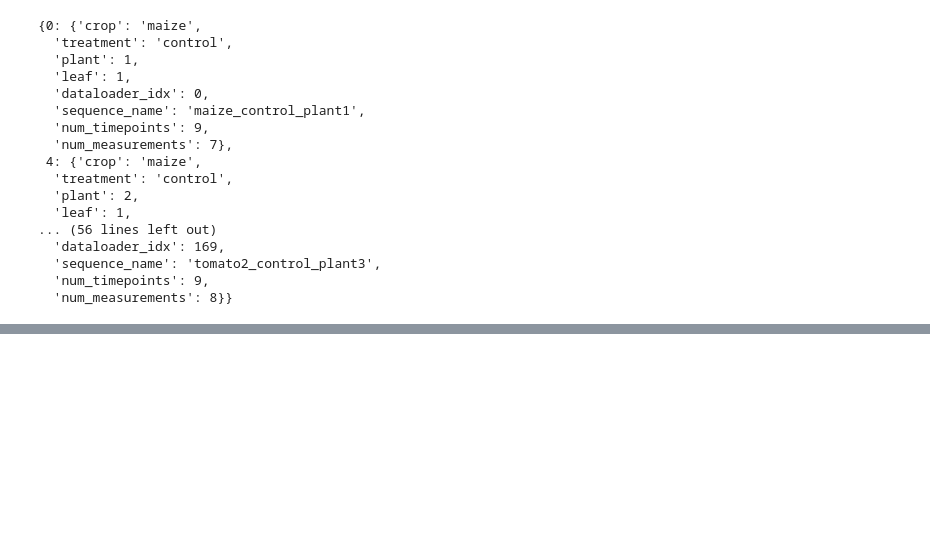
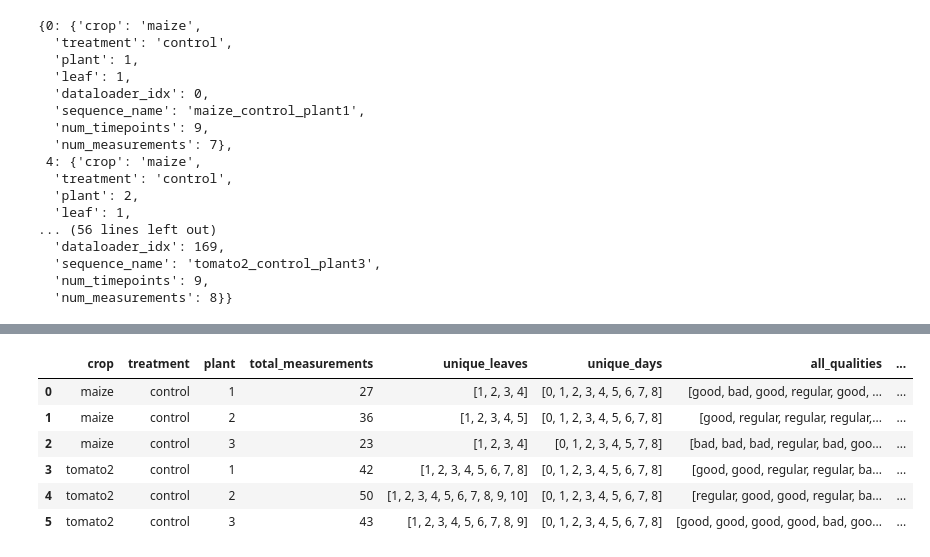
Before and after one commit to Joaquin-Gajardo/plant-shape-analysis, a Jupyter notebook: notebooks/7-compute_traits_TrackPlant3D.ipynb, the cells around one changed output, grey strips where cells are left out. Saved outputs shown, nothing was run; the diff lists cells and outputs as text; code cells hidden in the pictures; blank space fills up the shorter version.

```diff
--- a/notebooks/7-compute_traits_TrackPlant3D.ipynb
+++ b/notebooks/7-compute_traits_TrackPlant3D.ipynb
@@ -561,0 +614,71 @@ matched_sequences
+# %%
+# Now let's find plants that have ALL their leaves rated as good or regular across ALL timesteps
+
+def analyze_plant_quality_completeness(df, acceptable_qualities=['good', 'regular']):
+    """
+    Find plants where ALL leaves have acceptable quality across ALL timesteps
+    """
+    results = []
+
+    # Group by plant
+    for (crop, treatment, plant), plant_data in df.groupby(['crop', 'treatment', 'plant']):
+        plant_info = {
+            'crop': crop,
+            'treatment': treatment,
+            'plant': plant,
+            'total_measurements': len(plant_data),
+            'unique_leaves': sorted(plant_data['leaf'].unique()),
+            'unique_days': sorted(plant_data['day'].unique()),
+            'all_qualities': plant_data['quality'].tolist()
+        }
+
+        # Check if ALL measurements for this plant have acceptable quality
+        all_acceptable = all(quality in acceptable_qualities for quality in plant_data['quality'])
+        plant_info['all_acceptable_quality'] = all_acceptable
+
+        # Count acceptable vs total measurements
+        acceptable_count = sum(1 for quality in plant_data['quality'] if quality in acceptable_qualities)
+        plant_info['acceptable_measurements'] = acceptable_count
+        plant_info['acceptable_ratio'] = acceptable_count / len(plant_data)
+
+        # Get breakdown by quality
+        quality_counts = plant_data['quality'].value_counts().to_dict()
+        plant_info['quality_breakdown'] = quality_counts
+
+        results.append(plant_info)
+
+    return pd.DataFrame(results)
+
+# Analyze all plants
+plant_quality_analysis = analyze_plant_quality_completeness(df)
+
+print("Plant Quality Analysis:")
+print("=" * 50)
+
+# Show plants with ALL acceptable quality measurements
+perfect_plants = plant_quality_analysis[plant_quality_analysis['all_acceptable_quality'] == True]
+print(f"\nPlants with ALL good/regular quality leaves across ALL timesteps:")
+print(f"Found {len(perfect_plants)} plants out of {len(plant_quality_analysis)} total plants")
+
+if len(perfect_plants) > 0:
+    for _, plant in perfect_plants.iterrows():
+        print(f"\n✓ {plant['crop']} {plant['treatment']} plant {plant['plant']}:")
+        print(f"  - {plant['total_measurements']} measurements across {len(plant['unique_days'])} days")
+        print(f"  - Leaves: {plant['unique_leaves']}")
+        print(f"  - Days: {plant['unique_days']}")
+        print(f"  - Quality breakdown: {plant['quality_breakdown']}")
+else:
+    print("No plants found with all acceptable quality measurements.")
+
+# Also show plants with high acceptable ratios (>= 80%)
+print(f"\n\nPlants with >= 80% acceptable quality measurements:")
+high_quality_plants = plant_quality_analysis[plant_quality_analysis['acceptable_ratio'] >= 0.8].sort_values('acceptable_ratio', ascending=False)
+
+for _, plant in high_quality_plants.iterrows():
+    status = "✓ PERFECT" if plant['all_acceptable_quality'] else f"⚠ {plant['acceptable_ratio']:.1%}"
+    print(f"{status} - {plant['crop']} {plant['treatment']} plant {plant['plant']}: "
+          f"{plant['acceptable_measurements']}/{plant['total_measurements']} good "
+          f"({plant['acceptable_ratio']:.1%}) - {plant['quality_breakdown']}")
+
+plant_quality_analysis
+# %% [output]
@@ -561,0 +695,7 @@ matched_sequences
+|  | crop | treatment | plant | total_measurements | unique_leaves | unique_days | all_qualities | ... |
+| 0 | maize | control | 1 | 27 | [1, 2, 3, 4] | [0, 1, 2, 3, 4, 5, 6, 7, 8] | [good, bad, good, regular, good, ... | ... |
+| 1 | maize | control | 2 | 36 | [1, 2, 3, 4, 5] | [0, 1, 2, 3, 4, 5, 6, 7, 8] | [good, regular, regular, regular,... | ... |
+| 2 | maize | control | 3 | 23 | [1, 2, 3, 4] | [0, 1, 2, 3, 4, 5, 7, 8] | [bad, bad, bad, regular, bad, goo... | ... |
+| 3 | tomato2 | control | 1 | 42 | [1, 2, 3, 4, 5, 6, 7, 8] | [0, 1, 2, 3, 4, 5, 6, 7, 8] | [good, good, regular, regular, ba... | ... |
+| 4 | tomato2 | control | 2 | 50 | [1, 2, 3, 4, 5, 6, 7, 8, 9, 10] | [0, 1, 2, 3, 4, 5, 6, 7, 8] | [regular, good, good, regular, ba... | ... |
+| 5 | tomato2 | control | 3 | 43 | [1, 2, 3, 4, 5, 6, 7, 8, 9] | [0, 1, 2, 3, 4, 5, 6, 7, 8] | [good, good, good, good, bad, goo... | ... |
```
Also changed, not shown: parts of 4 cells of this notebook.
